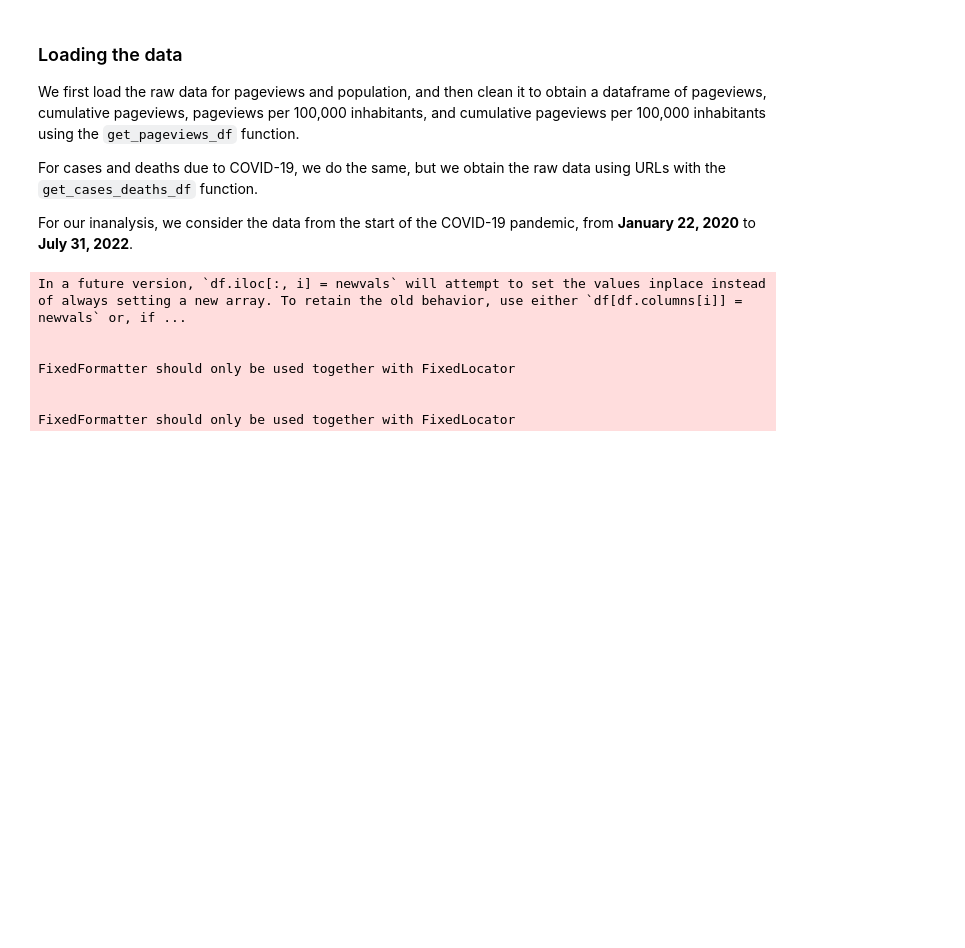
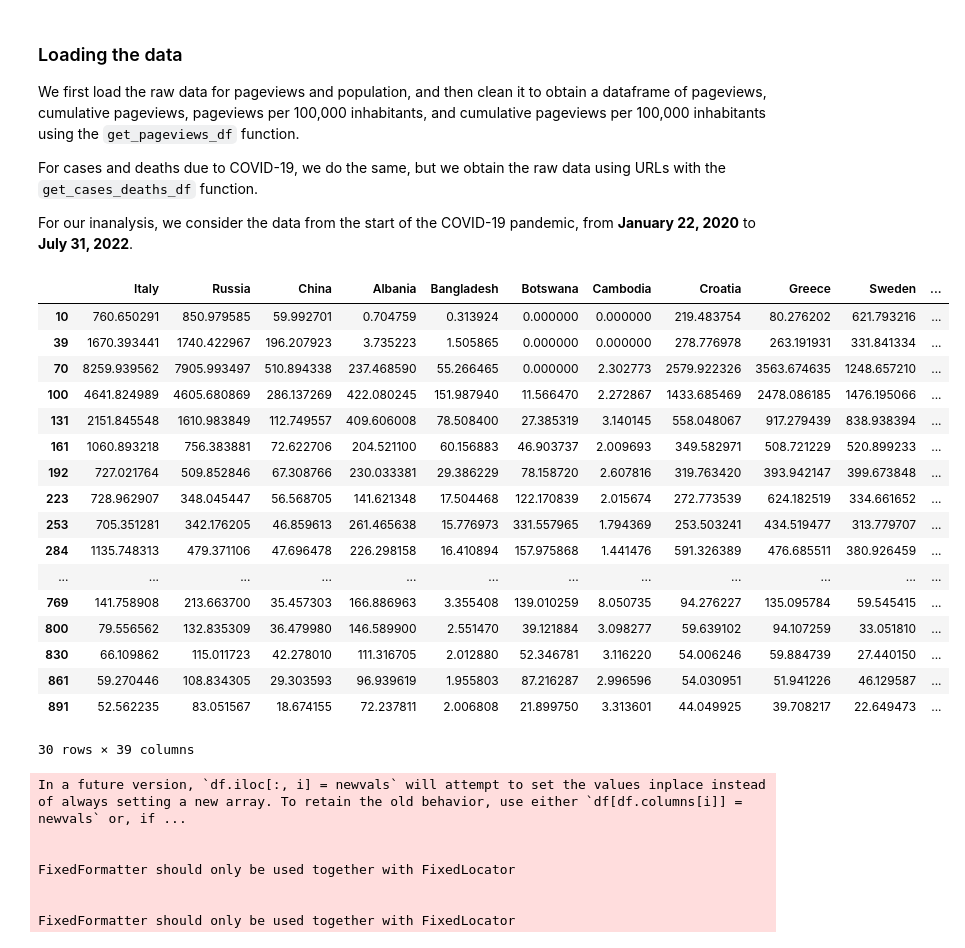
Before and after one commit to epfl-ada/ada-2022-project-thedatadiggers22, a Jupyter notebook: milestone3.ipynb, the cells around one changed output. Saved outputs shown, nothing was run; the diff lists cells and outputs as text; code cells hidden in the pictures; blank space fills up the shorter version.

```diff
--- a/milestone3.ipynb
+++ b/milestone3.ipynb
@@ -137,11 +153,34 @@ deaths, cases, deaths_cumul, cases_cumul, deaths100k, deaths100k_cumul, cases100
 def get_race_bar_df(df):
     df_br = df.rename(columns= {v: k for k, v in get_country_dict('original').items()}).reset_index().rename(columns = {'index': 'Country'})
     df_br = df_br.drop('date', axis= 1)
-    df_br = df_br.rolling(14, min_periods=1).sum()
-    df_br= df_br.loc[df_br.index % 14 == 13].reset_index()
-    df_br.index= df_br['index'].apply(lambda x: pd.to_datetime('2020-01-22') + datetime.timedelta(days= x))
+    df_br = df_br.rolling(30, min_periods=1).sum()
+    #df_br= df_br.loc[df_br.index % 30 == 0].reset_index()
+    df_br['index']= df_br.reset_index()['index'].apply(lambda x: (pd.to_datetime('2020-01-22') + datetime.timedelta(days= x)))
+    df_br= df_br[df_br['index'].dt.day==1]
     df_br = df_br.drop('index', axis= 1)
     return df_br
+# %%
+df_pageviews100k_br = get_race_bar_df(df_pageviews100k)
+df_pageviews100k_br
+# %% [output]
+|  | Italy | Russia | China | Albania | Bangladesh | Botswana | Cambodia | Croatia | Greece | Sweden | ... |
+| 10 | 760.650291 | 850.979585 | 59.992701 | 0.704759 | 0.313924 | 0.000000 | 0.000000 | 219.483754 | 80.276202 | 621.793216 | ... |
+| 39 | 1670.393441 | 1740.422967 | 196.207923 | 3.735223 | 1.505865 | 0.000000 | 0.000000 | 278.776978 | 263.191931 | 331.841334 | ... |
+| 70 | 8259.939562 | 7905.993497 | 510.894338 | 237.468590 | 55.266465 | 0.000000 | 2.302773 | 2579.922326 | 3563.674635 | 1248.657210 | ... |
+| 100 | 4641.824989 | 4605.680869 | 286.137269 | 422.080245 | 151.987940 | 11.566470 | 2.272867 | 1433.685469 | 2478.086185 | 1476.195066 | ... |
+| 131 | 2151.845548 | 1610.983849 | 112.749557 | 409.606008 | 78.508400 | 27.385319 | 3.140145 | 558.048067 | 917.279439 | 838.938394 | ... |
+| 161 | 1060.893218 | 756.383881 | 72.622706 | 204.521100 | 60.156883 | 46.903737 | 2.009693 | 349.582971 | 508.721229 | 520.899233 | ... |
+| 192 | 727.021764 | 509.852846 | 67.308766 | 230.033381 | 29.386229 | 78.158720 | 2.607816 | 319.763420 | 393.942147 | 399.673848 | ... |
+| 223 | 728.962907 | 348.045447 | 56.568705 | 141.621348 | 17.504468 | 122.170839 | 2.015674 | 272.773539 | 624.182519 | 334.661652 | ... |
+| 253 | 705.351281 | 342.176205 | 46.859613 | 261.465638 | 15.776973 | 331.557965 | 1.794369 | 253.503241 | 434.519477 | 313.779707 | ... |
+| 284 | 1135.748313 | 479.371106 | 47.696478 | 226.298158 | 16.410894 | 157.975868 | 1.441476 | 591.326389 | 476.685511 | 380.926459 | ... |
+| ... | ... | ... | ... | ... | ... | ... | ... | ... | ... | ... | ... |
+| 769 | 141.758908 | 213.663700 | 35.457303 | 166.886963 | 3.355408 | 139.010259 | 8.050735 | 94.276227 | 135.095784 | 59.545415 | ... |
+| 800 | 79.556562 | 132.835309 | 36.479980 | 146.589900 | 2.551470 | 39.121884 | 3.098277 | 59.639102 | 94.107259 | 33.051810 | ... |
+| 830 | 66.109862 | 115.011723 | 42.278010 | 111.316705 | 2.012880 | 52.346781 | 3.116220 | 54.006246 | 59.884739 | 27.440150 | ... |
+| 861 | 59.270446 | 108.834305 | 29.303593 | 96.939619 | 1.955803 | 87.216287 | 2.996596 | 54.030951 | 51.941226 | 46.129587 | ... |
+| 891 | 52.562235 | 83.051567 | 18.674155 | 72.237811 | 2.006808 | 21.899750 | 3.313601 | 44.049925 | 39.708217 | 22.649473 | ... |
+30 rows × 39 columns
 # %%
 
 df_pageviews100k_br = get_race_bar_df(df_pageviews100k)
```
Also changed, not shown: parts of 8 cells of this notebook.
